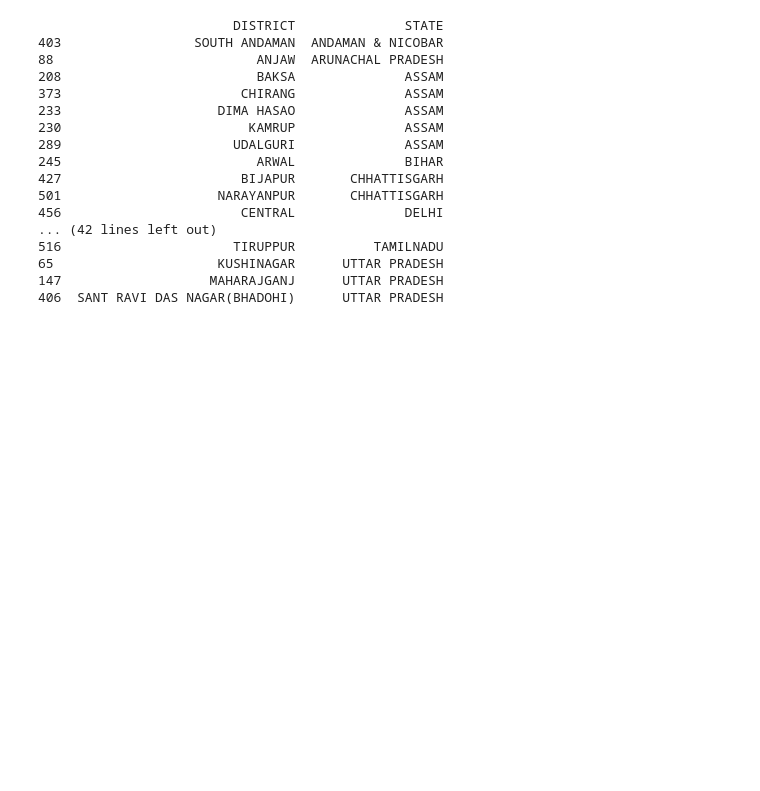
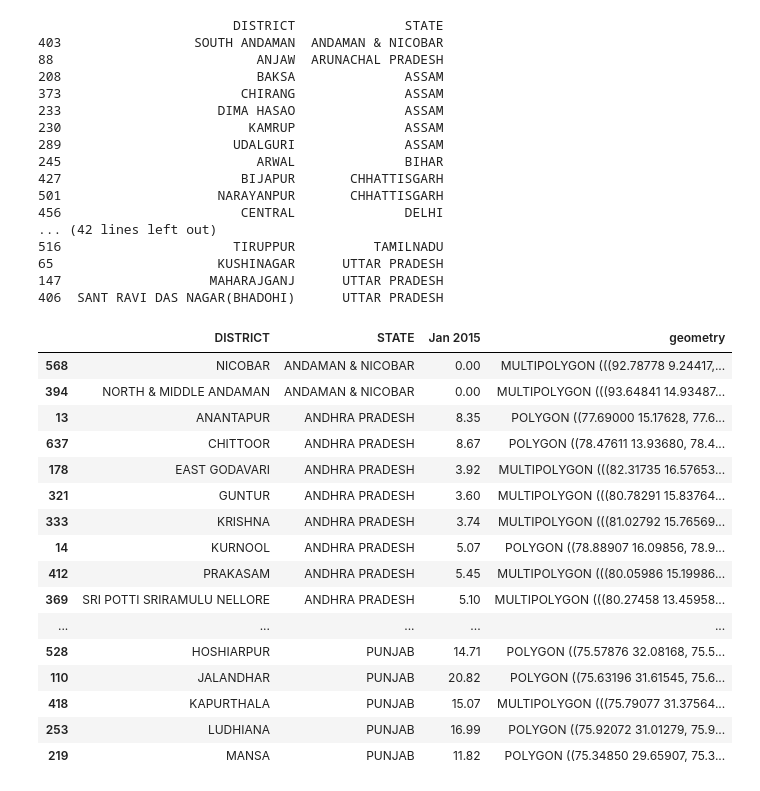
Before and after one commit to sbenstewart/smart-india-hackathon, a Jupyter notebook: code.ipynb, the cells around one changed output. Cells and saved outputs as stored; diff of their text form; code cells hidden in the pictures; blank space fills up the shorter version.

```diff
--- a/code.ipynb
+++ b/code.ipynb
@@ -166,3 +168,25 @@ print(df[df["geometry"].isnull()][['DISTRICT','STATE']])
 65                     KUSHINAGAR      UTTAR PRADESH
 147                   MAHARAJGANJ      UTTAR PRADESH
 406  SANT RAVI DAS NAGAR(BHADOHI)      UTTAR PRADESH
+# %%
+temp_map = df[df["geometry"].notnull()][['DISTRICT','STATE','Jan 2015','geometry']]
+temp_map['Jan 2015'] = temp_map['Jan 2015'].fillna(0)
+temp_map
+# %% [output]
+|  | DISTRICT | STATE | Jan 2015 | geometry |
+| 568 | NICOBAR | ANDAMAN & NICOBAR | 0.00 | MULTIPOLYGON (((92.78778 9.24417,... |
+| 394 | NORTH & MIDDLE ANDAMAN | ANDAMAN & NICOBAR | 0.00 | MULTIPOLYGON (((93.64841 14.93487... |
+| 13 | ANANTAPUR | ANDHRA PRADESH | 8.35 | POLYGON ((77.69000 15.17628, 77.6... |
+| 637 | CHITTOOR | ANDHRA PRADESH | 8.67 | POLYGON ((78.47611 13.93680, 78.4... |
+| 178 | EAST GODAVARI | ANDHRA PRADESH | 3.92 | MULTIPOLYGON (((82.31735 16.57653... |
+| 321 | GUNTUR | ANDHRA PRADESH | 3.60 | MULTIPOLYGON (((80.78291 15.83764... |
+| 333 | KRISHNA | ANDHRA PRADESH | 3.74 | MULTIPOLYGON (((81.02792 15.76569... |
+| 14 | KURNOOL | ANDHRA PRADESH | 5.07 | POLYGON ((78.88907 16.09856, 78.9... |
+| 412 | PRAKASAM | ANDHRA PRADESH | 5.45 | MULTIPOLYGON (((80.05986 15.19986... |
+| 369 | SRI POTTI SRIRAMULU NELLORE | ANDHRA PRADESH | 5.10 | MULTIPOLYGON (((80.27458 13.45958... |
+| ... | ... | ... | ... | ... |
+| 528 | HOSHIARPUR | PUNJAB | 14.71 | POLYGON ((75.57876 32.08168, 75.5... |
+| 110 | JALANDHAR | PUNJAB | 20.82 | POLYGON ((75.63196 31.61545, 75.6... |
+| 418 | KAPURTHALA | PUNJAB | 15.07 | MULTIPOLYGON (((75.79077 31.37564... |
+| 253 | LUDHIANA | PUNJAB | 16.99 | POLYGON ((75.92072 31.01279, 75.9... |
+| 219 | MANSA | PUNJAB | 11.82 | POLYGON ((75.34850 29.65907, 75.3... |
```
Also changed, not shown: parts of 6 cells of this notebook.
